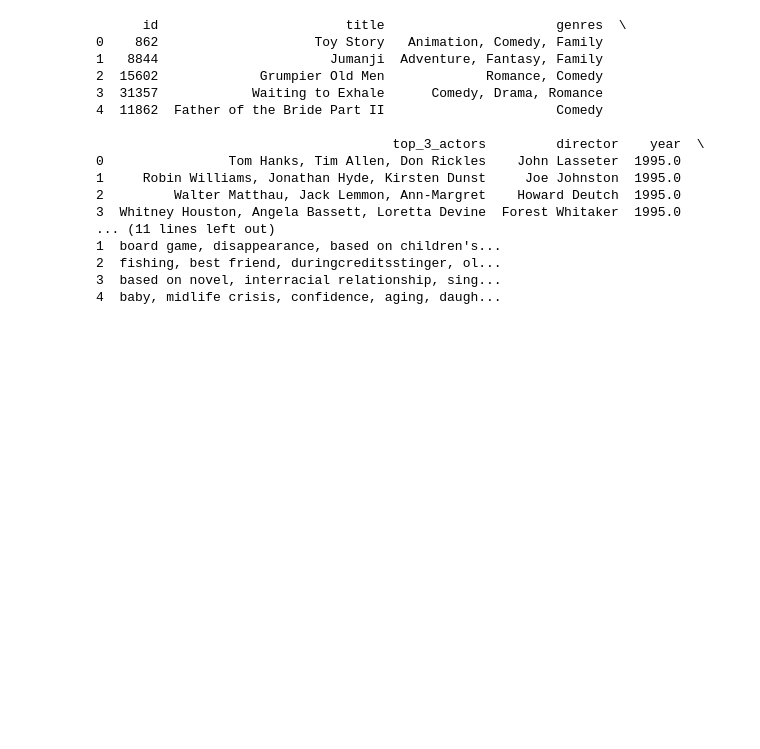
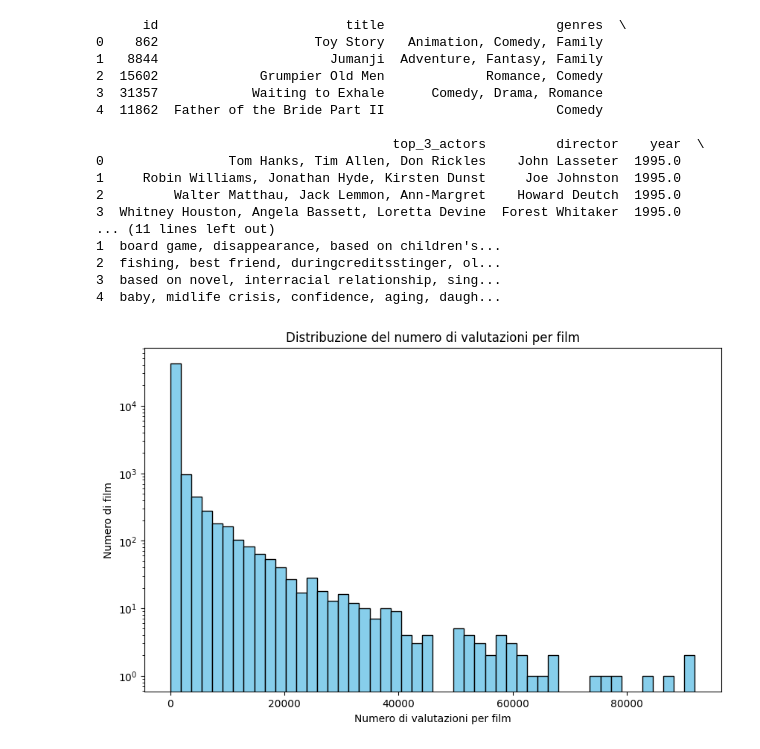
Before and after one commit to zxb-97/NLP1, a Jupyter notebook: Ghedo.ipynb, the cells around one changed output. Cells and saved outputs as stored; diff of their text form; code cells hidden in the pictures; blank space fills up the shorter version.

```diff
--- a/Ghedo.ipynb
+++ b/Ghedo.ipynb
@@ -254,3 +254,25 @@ print(merged_data_with_keywords.head())
 2  fishing, best friend, duringcreditsstinger, ol...
 3  based on novel, interracial relationship, sing...
 4  baby, midlife crisis, confidence, aging, daugh...
+# %%
+import pandas as pd
+import matplotlib.pyplot as plt
+
+# Carica il file ratings.csv
+ratings = pd.read_csv('ratings.csv')
+
+# Conta il numero di valutazioni per ogni film (movieId)
+ratings_count = ratings.groupby('movieId').size()
+
+# Crea un grafico della distribuzione
+plt.figure(figsize=(10,6))
+plt.hist(ratings_count, bins=50, color='skyblue', edgecolor='black')
+plt.title('Distribuzione del numero di valutazioni per film')
+plt.xlabel('Numero di valutazioni per film')
+plt.ylabel('Numero di film')
+plt.yscale('log')  # Imposta la scala logaritmica per visualizzare meglio la distribuzione
+
+# Mostra il grafico
+plt.show()
+# %% [output]
+[figure, added]
```
Also changed, not shown: parts of 28 cells of this notebook.
